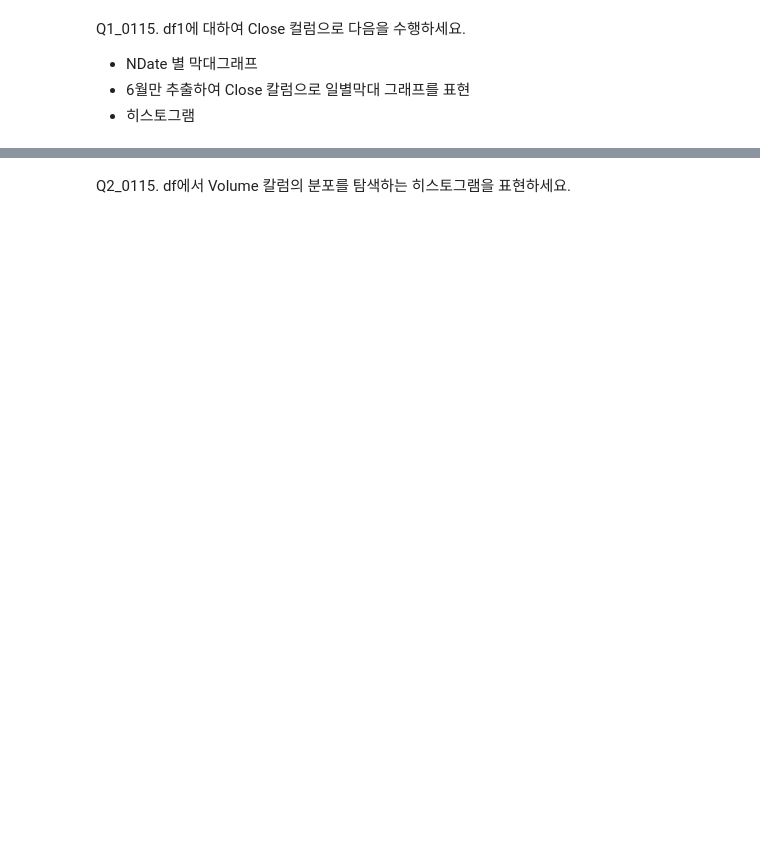
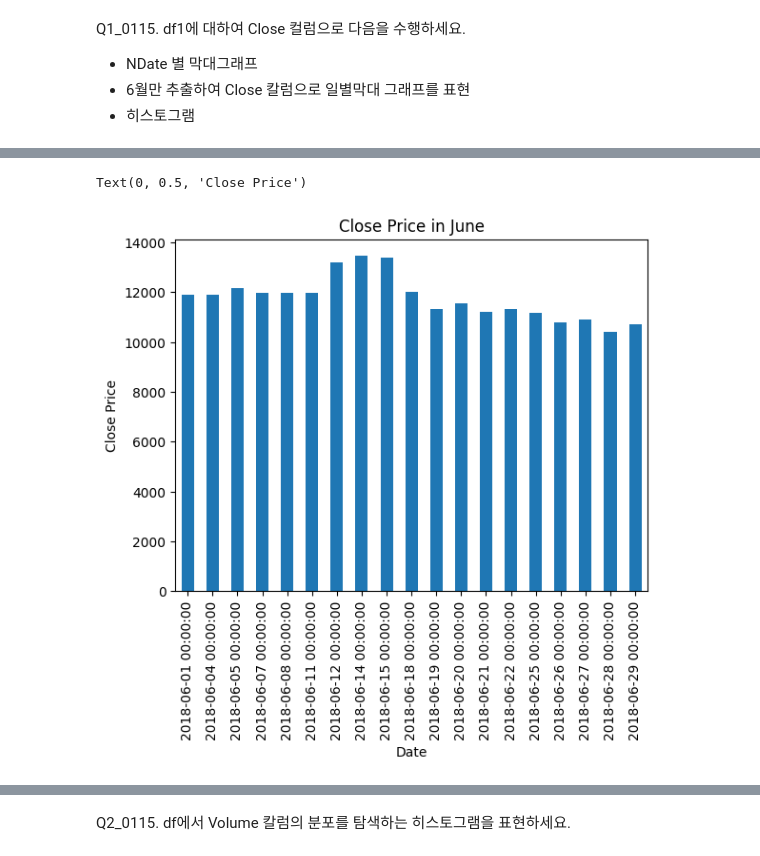
Before and after one commit to CrayonHanChan/kita_231026, a Jupyter notebook: m3_분석라이브러리/visualization/시각화1.ipynb, the cells around one changed output, grey strips where cells are left out. Drawn from its saved outputs; the diff is of its cells as text; code cells hidden in the pictures; blank space fills up the shorter version.

```diff
--- a/m3_분석라이브러리/visualization/시각화1.ipynb
+++ b/m3_분석라이브러리/visualization/시각화1.ipynb
@@ -103,0 +129,22 @@ Q1_0115. df1에 대하여 Close 컬럼으로 다음을 수행하세요.
+# %%
+# Q1_0115 솔루션
+# 6월만 추출하여 Close 칼럼으로 일별막대 그래프를 표현
+import matplotlib.pyplot as plt
+
+# 6월 데이터 필터링
+june_data = df1[df1.index.month == 6]
+
+# 'Close' 컬럼에 대한 막대 그래프
+# june_data['Close'].plot(kind='bar')
+june_data.Close[::-1].plot(kind='bar')
+
+# 그래프 제목 및 레이블 설정
+plt.title('Close Price in June')
+plt.xlabel('Date')
+plt.ylabel('Close Price')
+
+# 그래프 표시
+plt.show()
+# %% [output]
+Text(0, 0.5, 'Close Price')
+[figure, added]
```
Also changed, not shown: parts of 75 cells of this notebook, 4 other files.
